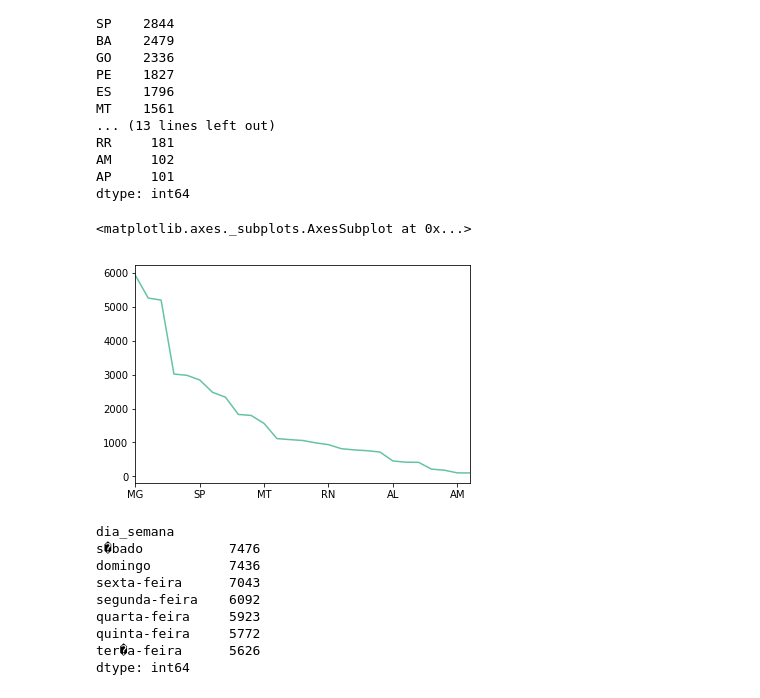
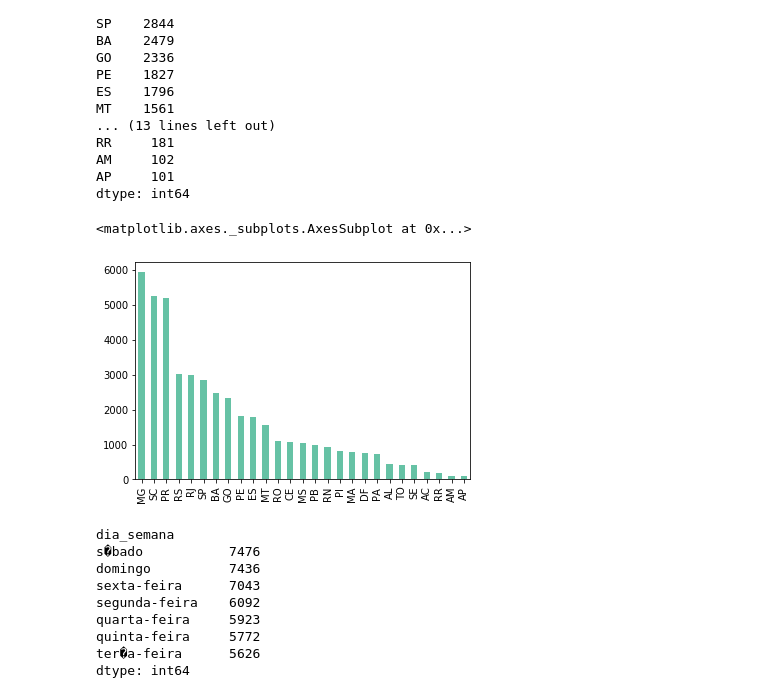
Before and after one commit to italoalvees/Projeto-ICD, a Jupyter notebook: Gráficos.ipynb, the cells around one changed output. Saved outputs shown, nothing was run; the diff lists cells and outputs as text; code cells hidden in the pictures.

```diff
--- a/Gráficos.ipynb
+++ b/Gráficos.ipynb
@@ -171,10 +171,10 @@ AP     101
 dtype: int64
 # %%
 %matplotlib inline
-df['uf'].value_counts().sort_values(ascending = False).plot.line()
+df['uf'].value_counts().sort_values(ascending = False).plot.bar()
 # %% [output]
 <matplotlib.axes._subplots.AxesSubplot at 0x...>
-[figure, old version]
+[figure, new version]
 # %%
 df.groupby('dia_semana').size().sort_values(ascending = False)
 # %% [output]
```
Also changed, not shown: parts of 5 cells of this notebook.
